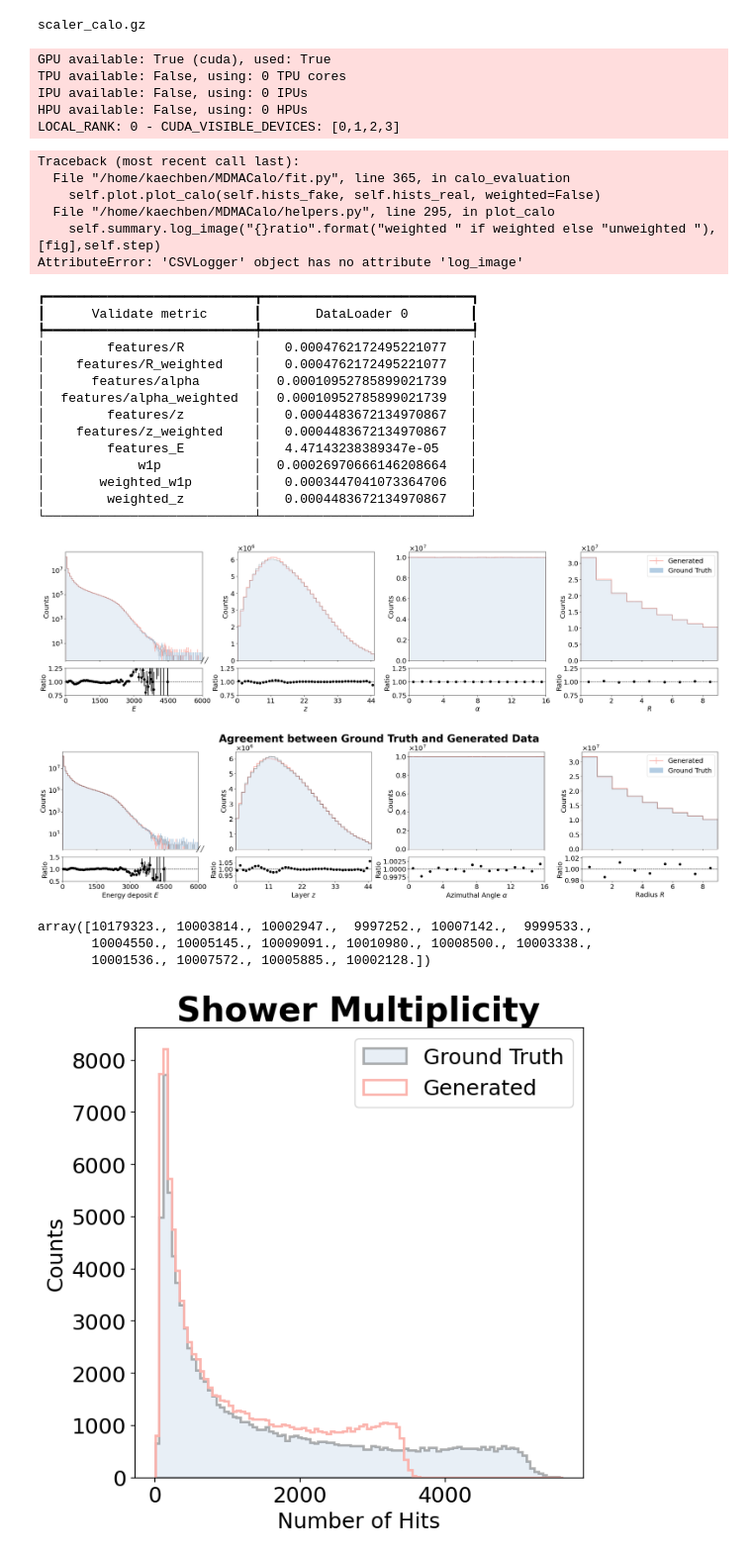
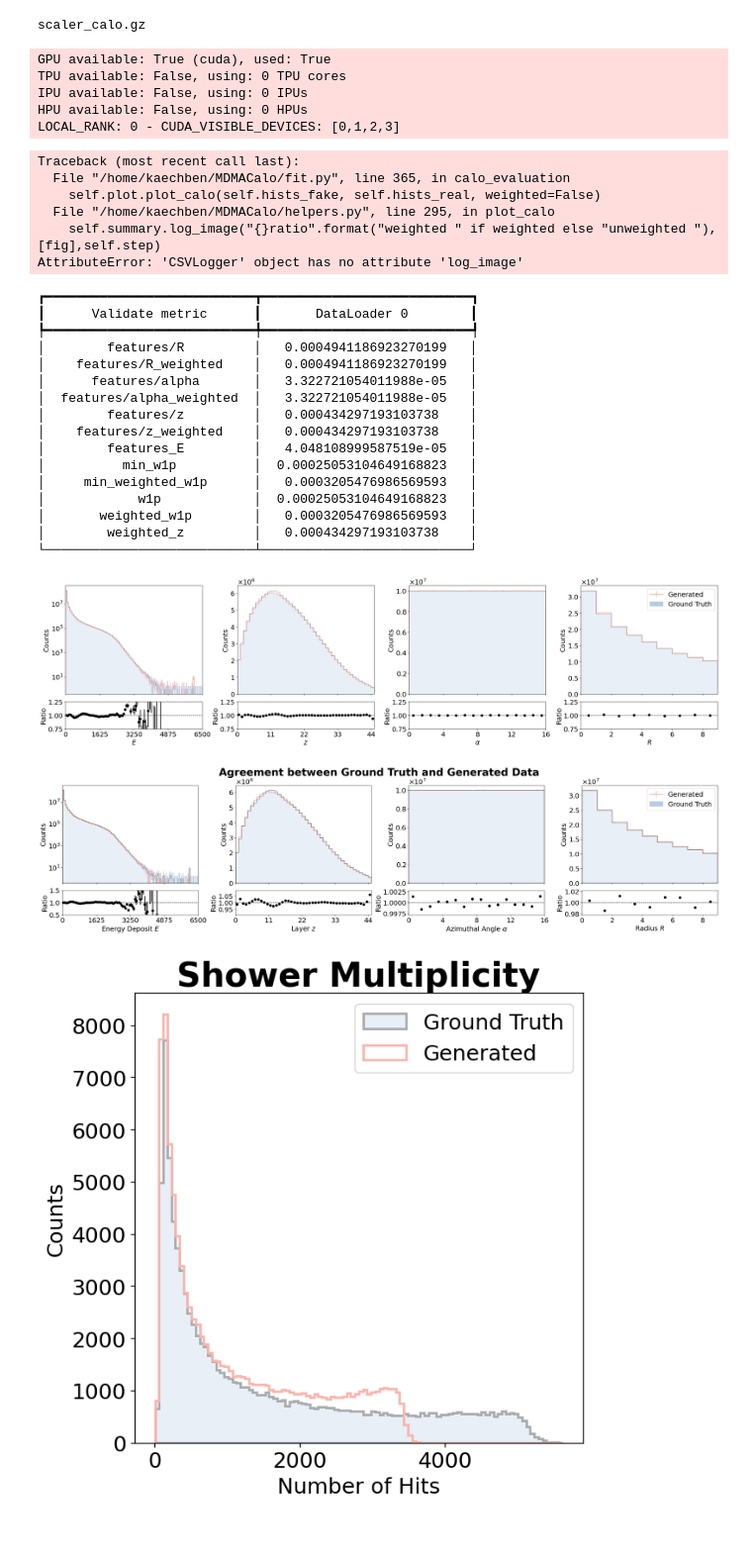
Before and after one commit to kaechb/MDMA, a Jupyter notebook: results.ipynb, the cells around one changed output. Shown: that part at 99% size. Drawn from its saved outputs; the diff is of its cells as text; code cells hidden in the pictures.

Commit message:
found error in binning for histograms

```diff
--- a/results.ipynb
+++ b/results.ipynb
@@ -243,12 +243,9 @@ def setup_model(config,data_module=None,model=False):
     model.swa=False
     return model
 
-NAME="calo"
-run="yip82yii"
-#ckpt="./ckpts/calo.ckpt"
-#ckpt="/gpfs/dust/maxwell/user/kaechben/calochallenge/MDMA_calo/yip82yii/checkpoints/epoch=22-w1p=0.00024-weighted_w1p=0.00031.ckpt"
-ckpt="/gpfs/dust/maxwell/user/kaechben/calochallenge/MDMA_calo/yip82yii/checkpoints/epoch=25-w1p=0.00024-weighted_w1p=0.00031.ckpt"
-config=yaml.load(open("default_{}.yaml".format(NAME)),Loader=yaml.FullLoader)
+
+ckpt="./ckpts/calo.ckpt"
+config=yaml.load(open("default_calo.yaml"),Loader=yaml.FullLoader)
 model=MDMA.load_from_checkpoint(ckpt,**config)
 torch.set_float32_matmul_precision('medium' )
 data_module = PointCloudDataloader(**config)
@@ -279,42 +276,43 @@ scaler_calo.gz
 %matplotlib inline
 torch.set_float32_matmul_precision('medium' )
 from preprocess_new import LogitTransformer, ScalerBaseNew,DQLinear, Cart, SqrtTransformer
 config["augmentation"]=False
 trainer = pl.Trainer(devices=1,accelerator="gpu")
-model.load_datamodule(data_module)
 fakes=[]
 conds=[]
 masks=[]
 batches=[]
 trainer.validate(model,dataloaders=data_module.val_dataloader(),verbose=True)
 batches.extend(model.batch)
 fakes.extend(model.fake)
 conds.extend(model.conds)
 masks.extend(model.masks)
 # %% [output]
 GPU available: True (cuda), used: True
 TPU available: False, using: 0 TPU cores
 IPU available: False, using: 0 IPUs
 HPU available: False, using: 0 HPUs
 LOCAL_RANK: 0 - CUDA_VISIBLE_DEVICES: [0,1,2,3]
 Traceback (most recent call last):
   File "/home/kaechben/MDMACalo/fit.py", line 365, in calo_evaluation
     self.plot.plot_calo(self.hists_fake, self.hists_real, weighted=False)
   File "/home/kaechben/MDMACalo/helpers.py", line 295, in plot_calo
     self.summary.log_image("{}ratio".format("weighted " if weighted else "unweighted "), [fig],self.step)
 AttributeError: 'CSVLogger' object has no attribute 'log_image'
 ┏━━━━━━━━━━━━━━━━━━━━━━━━━━━┳━━━━━━━━━━━━━━━━━━━━━━━━━━━┓
 ┃      Validate metric      ┃       DataLoader 0        ┃
 ┡━━━━━━━━━━━━━━━━━━━━━━━━━━━╇━━━━━━━━━━━━━━━━━━━━━━━━━━━┩
-│        features/R         │   0.0004762172495221077   │
-│    features/R_weighted    │   0.0004762172495221077   │
-│      features/alpha       │  0.00010952785899021739   │
-│  features/alpha_weighted  │  0.00010952785899021739   │
-│        features/z         │   0.0004483672134970867   │
-│    features/z_weighted    │   0.0004483672134970867   │
-│        features_E         │   4.47143238389347e-05    │
-│            w1p            │  0.00026970666146208664   │
-│       weighted_w1p        │   0.0003447041073364706   │
-│        weighted_z         │   0.0004483672134970867   │
+│        features/R         │   0.0004941186923270199   │
+│    features/R_weighted    │   0.0004941186923270199   │
+│      features/alpha       │   3.322721054011988e-05   │
+│  features/alpha_weighted  │   3.322721054011988e-05   │
+│        features/z         │   0.000434297193103738    │
+│    features/z_weighted    │   0.000434297193103738    │
+│        features_E         │   4.048108999587519e-05   │
+│          min_w1p          │  0.00025053104649168823   │
+│     min_weighted_w1p      │   0.0003205476986569593   │
+│            w1p            │  0.00025053104649168823   │
+│       weighted_w1p        │   0.0003205476986569593   │
+│        weighted_z         │   0.000434297193103738    │
 └───────────────────────────┴───────────────────────────┘
-[figure, old version]
+[figure, new version]
@@ -330,7 +331,7 @@ def plot_hists(h_real,h_fake,figsize,alpha):
         fig,ax=plt.subplots(2,4 ,gridspec_kw={'height_ratios': [4, 1]},figsize=figsize,sharex="col")
 
         cols=["E","z","alpha","R"]
-        names=[r"Energy deposit $E$",r"Layer $z$",r"Azimuthal Angle $\alpha$",r"Radius $R$"]
+        names=[r"Energy Deposit $E$",r"Layer $z$",r"Azimuthal Angle $\alpha$",r"Radius $R$"]
         leg=-1
         for v,name in zip(cols,names):
             main_ax_artists, sublot_ax_arists = h_real[k].plot_ratio(
@@ -378,31 +379,11 @@ def plot_hists(h_real,h_fake,figsize,alpha):
         plt.show()
 
         plt.close()
-# fake=torch.cat([x.reshape(-1,4) for x in model.fake])[:]
-# true=torch.cat([x.reshape(-1,4) for x in model.batch])[:]
-# fake=torch.clamp(fake,model.scaled_mins.cpu(),model.scaled_maxs.cpu()-1)
-# true=torch.clamp(true,model.scaled_mins.cpu(),model.scaled_maxs.cpu()-1)
 
-# mins=torch.min(torch.cat((fake.reshape(-1,4),true.reshape(-1,4))),dim=0)[0]
-# maxs=torch.max(torch.cat((fake.reshape(-1,4),true.reshape(-1,4))),dim=0)[0]
-# fake[...,0]=torch.clamp(fake[...,0],min=mins[0],max=true[:,0].max())
-# true[...,0]=torch.clamp(true[...,0],min=mins[0],max=true[:,0].max())
-
-# hists=get_hists(config["bins"],mins,maxs,calo=model.name=="calo")
-
-# for var in range(4):
-#     hists["hists_real"][var].fill(true.reshape(-1,4)[:,var].cpu().numpy())
-#     hists["hists_fake"][var].fill(fake.reshape(-1,4)[:,var].cpu().numpy())
 
 plot_hists(model.hists_real,model.hists_fake,figsize=(4*6.4,6.4),alpha=model.plot.alpha)
 # %% [output]
-[figure, old version]
+[figure, new version]
-# %%
-hists["hists_fake"][2].values()
-# %% [output]
-array([10179323., 10003814., 10002947.,  9997252., 10007142.,  9999533.,
-       10004550., 10005145., 10009091., 10010980., 10008500., 10003338.,
-       10001536., 10007572., 10005885., 10002128.])
 # %%
 import torch_scatter
 from math import prod
```
Also changed, not shown: parts of 1 cell of this notebook, 1 other file.
